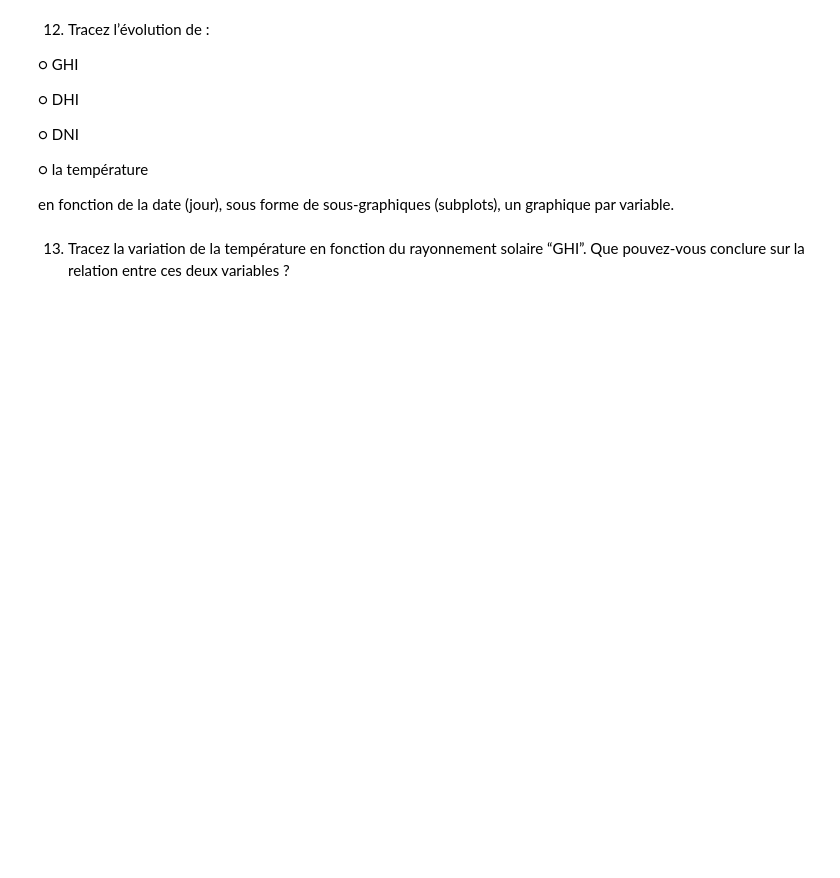
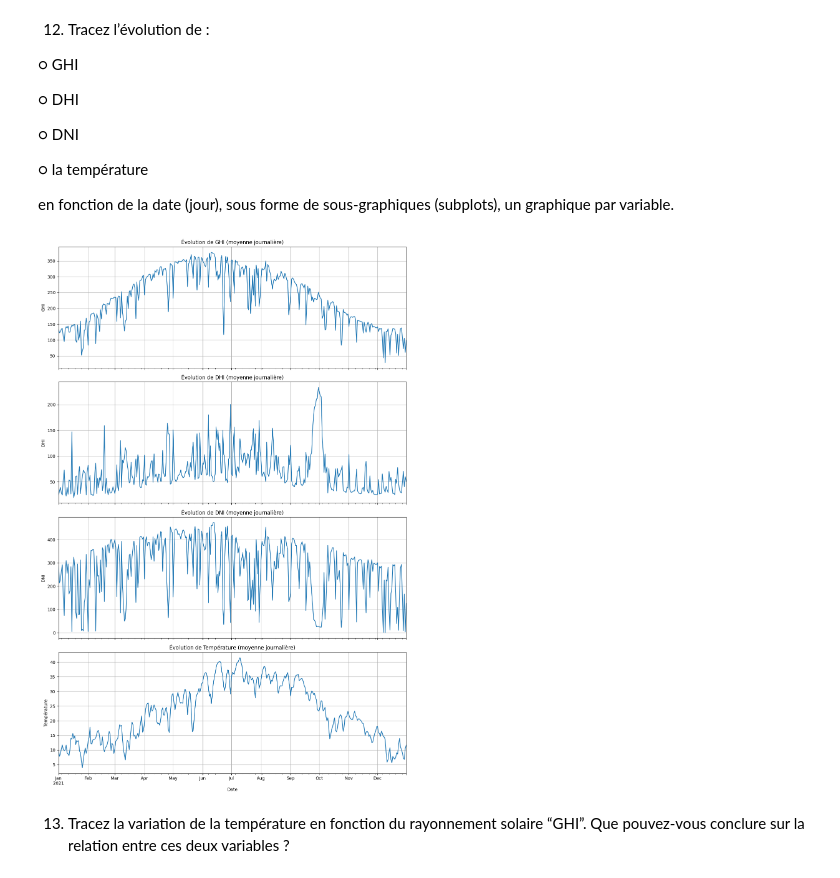
Before and after one commit to Maxime-Mig/Analyse_Visu, a Jupyter notebook: TD2/TD2.ipynb, the cells around one changed output. Drawn from its saved outputs; the diff is of its cells as text; code cells hidden in the pictures; blank space fills up the shorter version.

```diff
--- a/TD2/TD2.ipynb
+++ b/TD2/TD2.ipynb
@@ -273,6 +296,27 @@ et au mois ? Si oui, expliquez comment
 
 en fonction de la date (jour), sous forme de sous-graphiques (subplots), un graphique par
 variable.
+# %%
+fig, axes = plt.subplots(4, 1, figsize=(12, 18), sharex=True)
+
+variables = ['ghi', 'dhi', 'dni', 'temp']
+titles = ['GHI', 'DHI', 'DNI', 'Température']
+
+for ax, var, title in zip(axes, variables, titles):
+    if var not in df_solar.columns:
+        raise KeyError(f"La colonne '{var}' est absente du DataFrame")
+    # tracer en agrégat journalier (moyenne) pour lisibilité
+    df_solar[var].resample('D').mean().plot(ax=ax)
+    ax.set_title(f"Évolution de {title} (moyenne journalière)")
+    ax.set_ylabel(title)
+    ax.grid(True)
+
+axes[-1].set_xlabel('Date')
+
+plt.tight_layout()
+plt.show()
+# %% [output]
+[figure, added]
 # %% [markdown]
 13. Tracez la variation de la température en fonction du rayonnement solaire “GHI”.
 Que pouvez-vous conclure sur la relation entre ces deux variables ?
```
Also changed, not shown: parts of 18 cells of this notebook.
